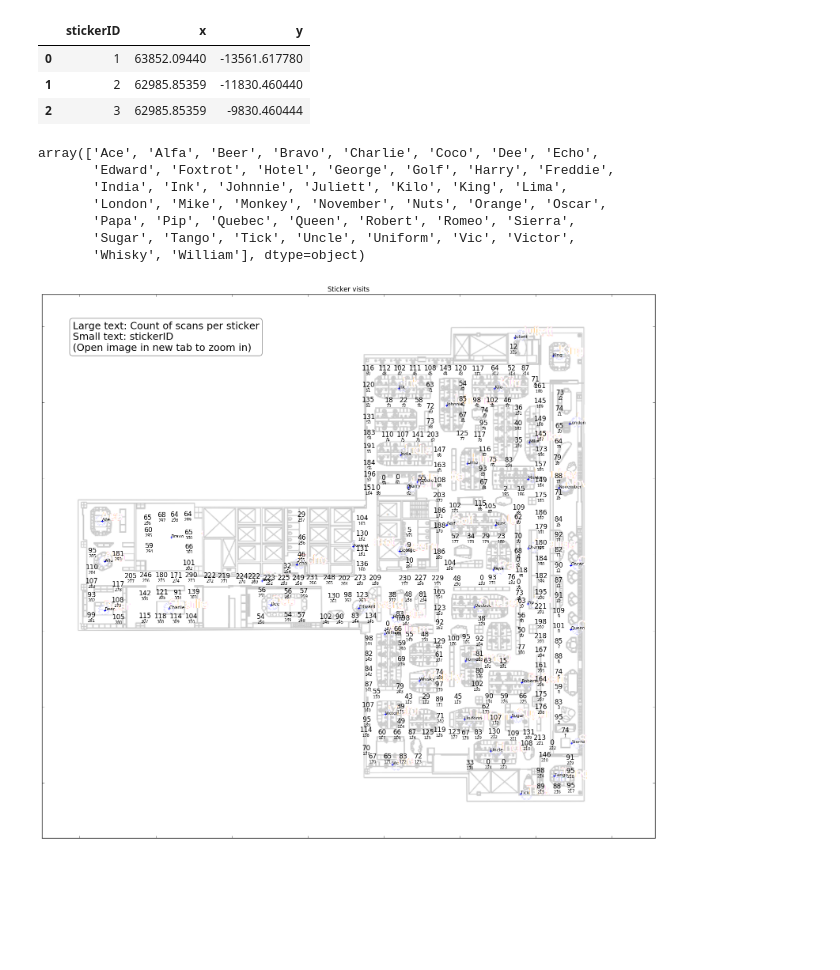
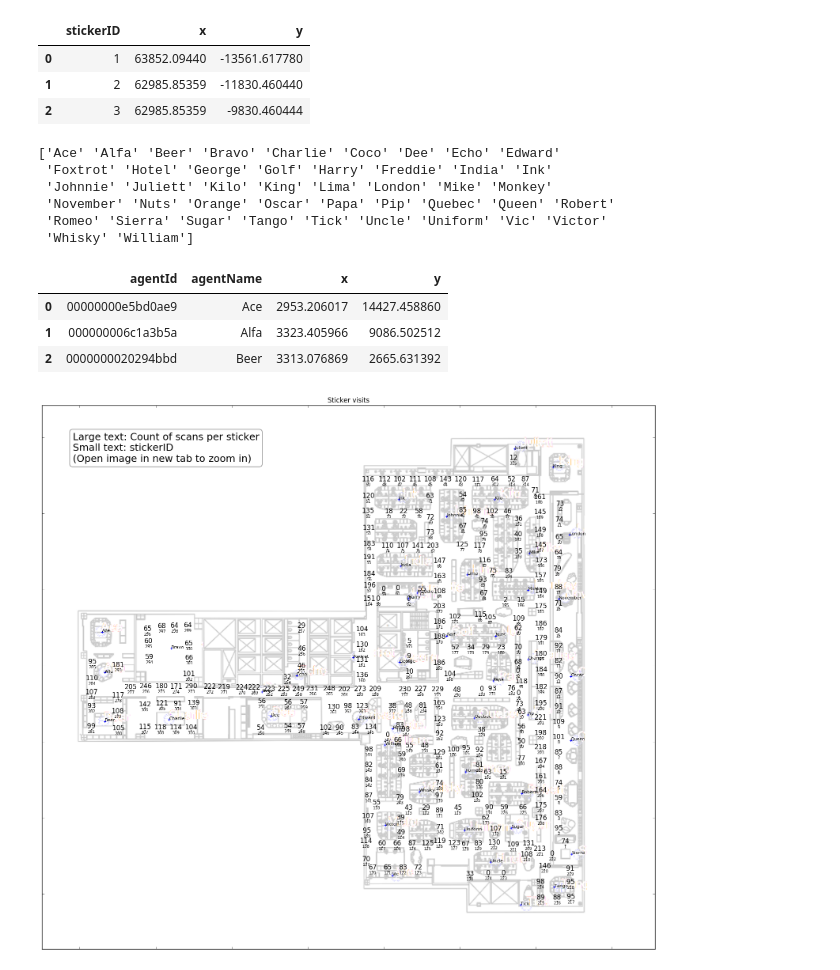
Before and after one commit to notionparallax/sensicorn, a Jupyter notebook: initialDataAnalysis/scan data preprocessor - preTF.ipynb, the cells around one changed output. Saved outputs shown, nothing was run; the diff lists cells and outputs as text; code cells hidden in the pictures; blank space fills up the shorter version.

```diff
--- a/initialDataAnalysis/scan data preprocessor - preTF.ipynb
+++ b/initialDataAnalysis/scan data preprocessor - preTF.ipynb
@@ -176,18 +176,21 @@ stickerLocations.head(3)
 # %%
 baseStationData = helpers.getDFfromCSVURL("https://docs.google.com/spreadsheets/d/167pxh_NRq5e9sQV9Zb8Z-Q-kdN7Zy9FCzCp47eVXTuE/pub?gid=1446311565&single=true&output=csv")
 baseStationData = baseStationData.ix[:,0:5] #only keep the columns we care about
 baseStationData = baseStationData.drop(["location"], 1)
 baseStationData = baseStationData[baseStationData.agentId > 0] #not really sure how this works, maybe failure is falsy?
+print baseStationData.agentName.unique()
 baseStationData.head(3)
-baseStationData.agentName.unique()
 # %% [output]
-array(['Ace', 'Alfa', 'Beer', 'Bravo', 'Charlie', 'Coco', 'Dee', 'Echo',
-       'Edward', 'Foxtrot', 'Hotel', 'George', 'Golf', 'Harry', 'Freddie',
-       'India', 'Ink', 'Johnnie', 'Juliett', 'Kilo', 'King', 'Lima',
-       'London', 'Mike', 'Monkey', 'November', 'Nuts', 'Orange', 'Oscar',
-       'Papa', 'Pip', 'Quebec', 'Queen', 'Robert', 'Romeo', 'Sierra',
-       'Sugar', 'Tango', 'Tick', 'Uncle', 'Uniform', 'Vic', 'Victor',
-       'Whisky', 'William'], dtype=object)
+['Ace' 'Alfa' 'Beer' 'Bravo' 'Charlie' 'Coco' 'Dee' 'Echo' 'Edward'
+ 'Foxtrot' 'Hotel' 'George' 'Golf' 'Harry' 'Freddie' 'India' 'Ink'
+ 'Johnnie' 'Juliett' 'Kilo' 'King' 'Lima' 'London' 'Mike' 'Monkey'
+ 'November' 'Nuts' 'Orange' 'Oscar' 'Papa' 'Pip' 'Quebec' 'Queen' 'Robert'
+ 'Romeo' 'Sierra' 'Sugar' 'Tango' 'Tick' 'Uncle' 'Uniform' 'Vic' 'Victor'
+ 'Whisky' 'William']
+|  | agentId | agentName | x | y |
+| 0 | 00000000e5bd0ae9 | Ace | 2953.206017 | 14427.458860 |
+| 1 | 000000006c1a3b5a | Alfa | 3323.405966 | 9086.502512 |
+| 2 | 0000000020294bbd | Beer | 3313.076869 | 2665.631392 |
 # %%
 fig, ax = plt.subplots()
 
```
